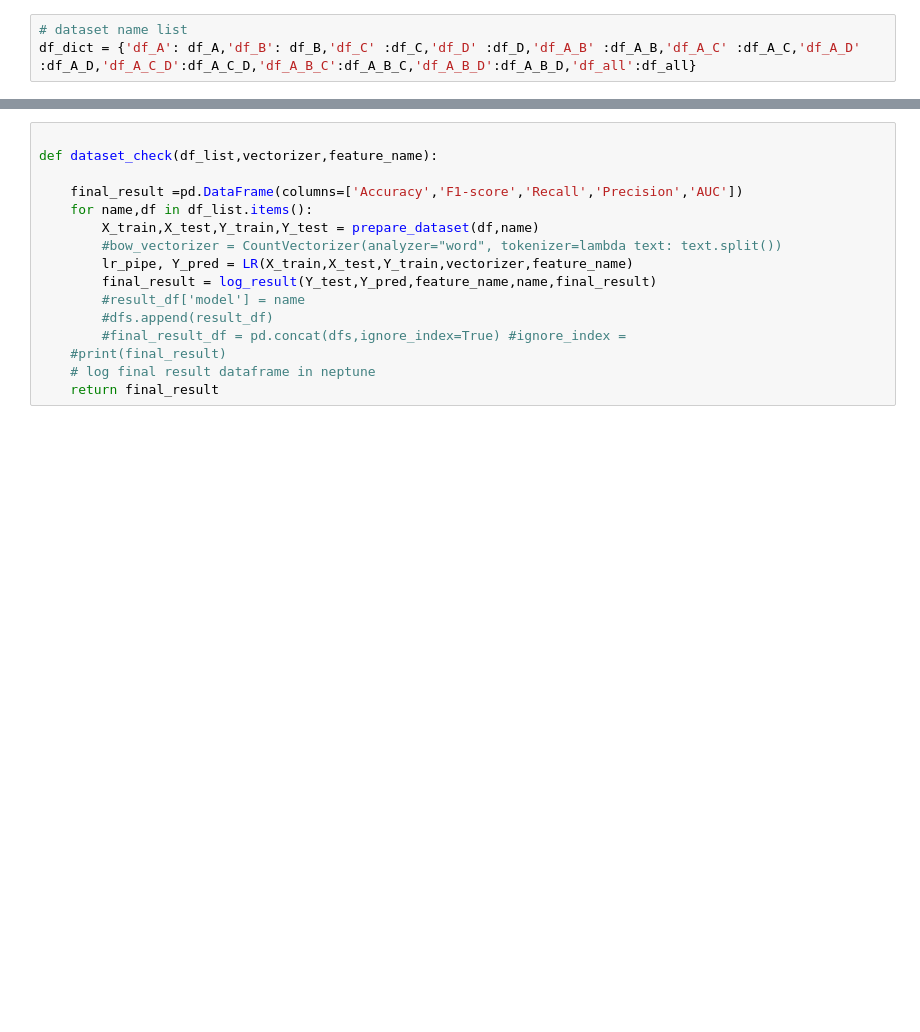
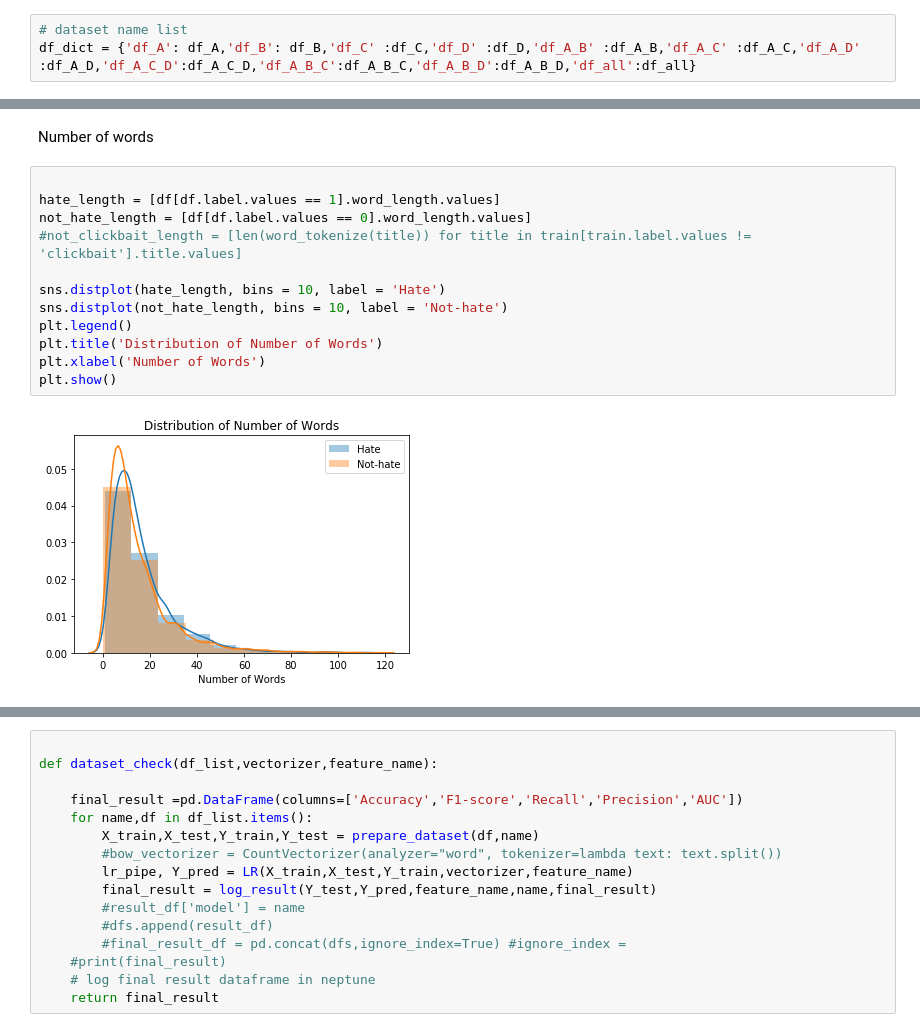
Before and after one commit to codekcg23/Sinhala-Hate-Speech-Detection, a Jupyter notebook: Experiments/Experiment_datsets_combinations.ipynb, the cells around one changed output, grey strips where cells are left out. Drawn from its saved outputs; the diff is of its cells as text; blank space fills up the shorter version.

```diff
--- a/Experiments/Experiment_datsets_combinations.ipynb
+++ b/Experiments/Experiment_datsets_combinations.ipynb
@@ -307,0 +410,16 @@ dataset_details(df_dict)
+# %% [markdown]
+Number of words
+# %%
+
+hate_length = [df[df.label.values == 1].word_length.values]
+not_hate_length = [df[df.label.values == 0].word_length.values]
+#not_clickbait_length = [len(word_tokenize(title)) for title in train[train.label.values != 'clickbait'].title.values]
+
+sns.distplot(hate_length, bins = 10, label = 'Hate')
+sns.distplot(not_hate_length, bins = 10, label = 'Not-hate')
+plt.legend()
+plt.title('Distribution of Number of Words')
+plt.xlabel('Number of Words')
+plt.show()
+# %% [output]
+[figure, added]
```
Also changed, not shown: parts of 40 cells of this notebook.
